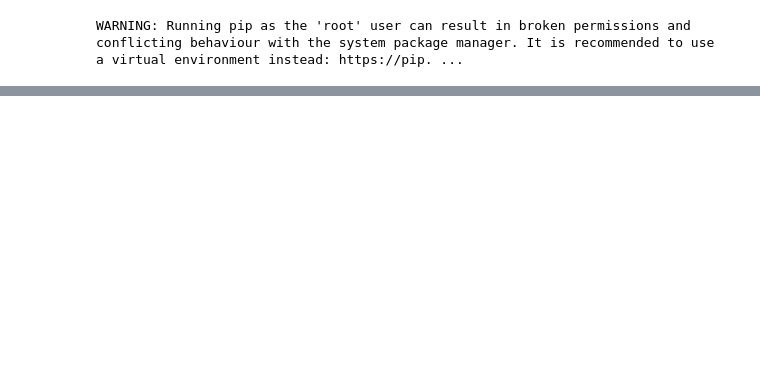
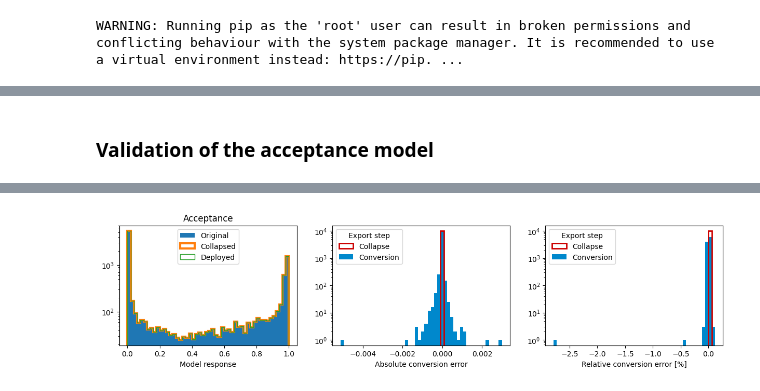
Before and after one commit to landerlini/lb-trksim-train, a Jupyter notebook: notebooks/Deploy.ipynb, the cells around one changed output, grey strips where cells are left out. Saved outputs shown, nothing was run; the diff lists cells and outputs as text; code cells hidden in the pictures; blank space fills up the shorter version.

```diff
--- a/notebooks/Deploy.ipynb
+++ b/notebooks/Deploy.ipynb
@@ -58,34 +397,52 @@ from feather_io import FeatherReader
 
 
 def make_comparison_plot(title, y_py, y_py_collapsed, y_c):
-    plt.figure(figsize=(10,3))
-    plt.subplot(1,2,1)
-    _, bins, _ = plt.hist(y_py, bins=50, label="Original python model")
-    plt.hist(y_py_collapsed, bins=bins, label="Collapsed model", histtype='step', linewidth=3)
-    plt.hist(y_c, bins=bins, label="Deployed model", histtype='step', linewidth=1)
+    y_py = y_py.flatten()
+    y_pyc = y_py_collapsed.flatten()
+    y_c = y_c.flatten()
+
+    plt.figure(figsize=(15,3))
+    plt.subplot(1,3,1)
+    _, bins, _ = plt.hist(y_py, bins=50, label="Original")
+    plt.hist(y_pyc, bins=bins, label="Collapsed", histtype='step', linewidth=3)
+    plt.hist(y_c, bins=bins, label="Deployed", histtype='step', linewidth=1)
     plt.xlabel("Model response")
     plt.title(title)
     plt.legend()
     plt.yscale('log')
 
-    plt.subplot(1,2,2)
-    _, bins, _ = plt.hist(y_c.flatten() - y_py.flatten(), bins=50, label="converting")
-    _, bins, _ = plt.hist(y_py_collapsed.flatten() - y_py.flatten(), bins=bins, histtype='step', label="collapsing", linewidth=2)
+    plt.subplot(1,3,2)
+    _, bins = np.histogram(100*(y_c - y_py), bins=50)
+    _, bins, _ = plt.hist(100.*(y_pyc - y_py), bins=bins, histtype='step', label="Collapse", linewidth=2, zorder=2, color="#c00")
+    _, bins, _ = plt.hist(100.*(y_c - y_py), bins=bins, label="Conversion", zorder=1, color="#08c")
 
-    plt.xlabel("Conversion error")
+    plt.xlabel("Absolute conversion error")
     plt.yscale('log')
-    plt.legend(title="Error introduced:")
+    plt.legend(title="Export step")
+
+
+    plt.subplot(1,3,3)
+    _, bins = np.histogram(100*(y_c - y_py)/y_py, bins=50)
+    _, bins, _ = plt.hist(100.*(y_pyc - y_py)/y_py, bins=bins, histtype='step', label="Collapse", linewidth=2, zorder=2, color="#c00")
+    _, bins, _ = plt.hist(100.*(y_c - y_py)/y_py, bins=bins, label="Conversion", zorder=1, color="#08c")
+
+    plt.xlabel("Relative conversion error [%]")
+    plt.yscale('log')
+    plt.legend(title="Export step")
 
     plt.show()
+# %% [markdown]
+### Validation of the acceptance model
 # %%
-data_reader = FeatherReader(environ.get("ACCEPTANCE-TEST-DATA", "acceptance-validation"))
+data_reader = FeatherReader(environ.get("ACCEPTANCE_TEST_DATA", "acceptance-validation"))
 test_dataset = data_reader.as_dask_dataframe().head(10_000, npartitions=-1)
 pX = test_dataset[data_reader.features].values
 X = invert_column_transformer(acceptance.tX, pX)
 
 make_comparison_plot(
     "Acceptance",
-    acceptance.model.predict(pX),
-    acceptance.collapsed_model.predict(pX),
+    acceptance.model.predict(pX, verbose=False),
+    acceptance.collapsed_model.predict(pX, verbose=False),
     acceptance.deployed(X)
 )
+# %% [output]
@@ -91,0 +450 @@ make_comparison_plot(
+[figure, added]
```
Also changed, not shown: parts of 32 cells of this notebook, 3 other files.
